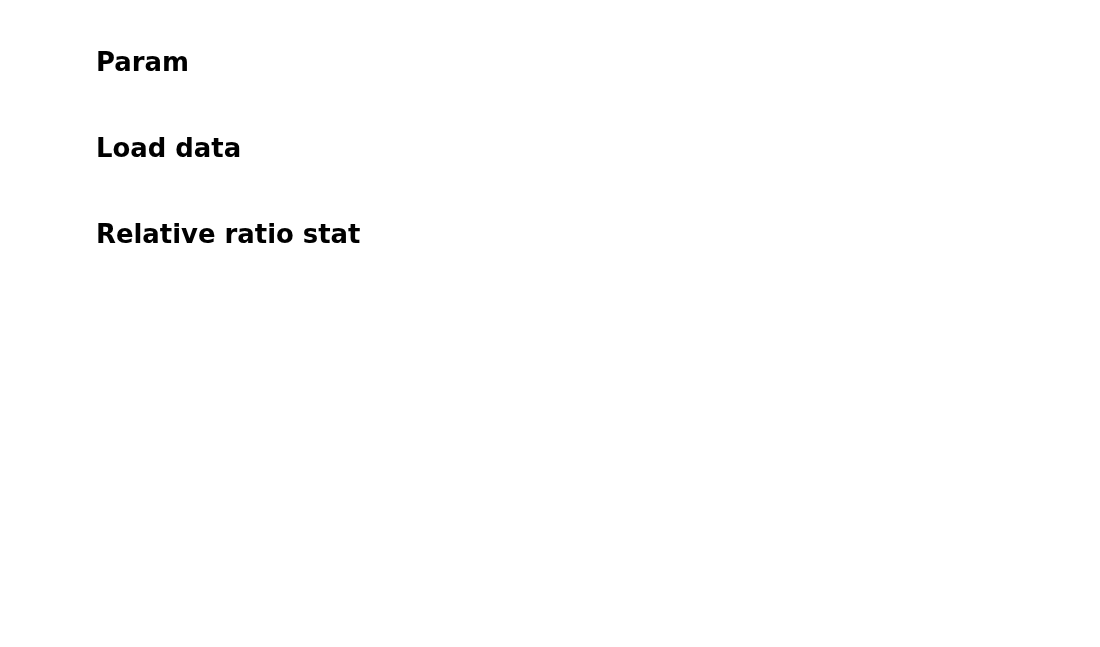
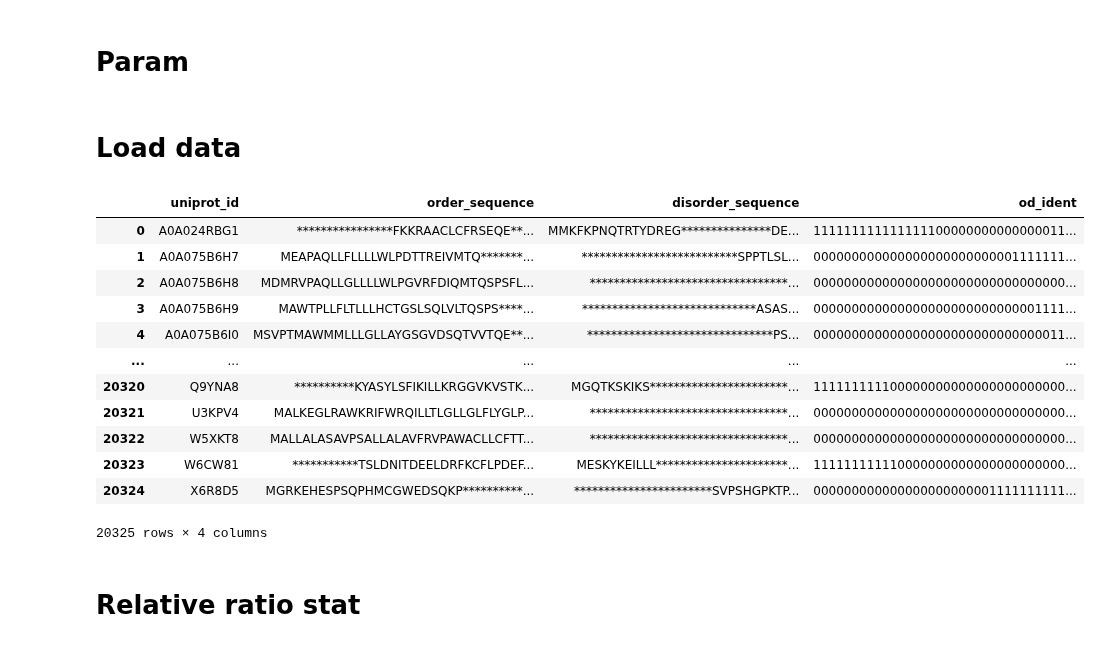
Before and after one commit to allmwh/the_return_of_the_rings, a Jupyter notebook: fig1_b.ipynb, the cells around one changed output. Drawn from its saved outputs; the diff is of its cells as text; code cells hidden in the pictures; blank space fills up the shorter version.

```diff
--- a/fig1_b.ipynb
+++ b/fig1_b.ipynb
@@ -36,6 +36,22 @@ table_s6_path = Path('./output/table_s6')
 pondr_disorder_ident_path = Path("./output/pondr_disorder_ident")
 
 od_human_df = pd.read_pickle(pondr_disorder_ident_path / "{}_od_human_df.pkl".format(algorithm))
+# %%
+od_human_df
+# %% [output]
+|  | uniprot_id | order_sequence | disorder_sequence | od_ident |
+| 0 | A0A024RBG1 | ****************FKKRAACLCFRSEQE**... | MMKFKPNQTRTYDREG***************DE... | 111111111111111100000000000000011... |
+| 1 | A0A075B6H7 | MEAPAQLLFLLLLWLPDTTREIVMTQ*******... | **************************SPPTLSL... | 000000000000000000000000001111111... |
+| 2 | A0A075B6H8 | MDMRVPAQLLGLLLLWLPGVRFDIQMTQSPSFL... | *********************************... | 000000000000000000000000000000000... |
+| 3 | A0A075B6H9 | MAWTPLLFLTLLLHCTGSLSQLVLTQSPS****... | *****************************ASAS... | 000000000000000000000000000001111... |
+| 4 | A0A075B6I0 | MSVPTMAWMMLLLGLLAYGSGVDSQTVVTQE**... | *******************************PS... | 000000000000000000000000000000011... |
+| ... | ... | ... | ... | ... |
+| 20320 | Q9YNA8 | **********KYASYLSFIKILLKRGGVKVSTK... | MGQTKSKIKS***********************... | 111111111100000000000000000000000... |
+| 20321 | U3KPV4 | MALKEGLRAWKRIFWRQILLTLGLLGLFLYGLP... | *********************************... | 000000000000000000000000000000000... |
+| 20322 | W5XKT8 | MALLALASAVPSALLALAVFRVPAWACLLCFTT... | *********************************... | 000000000000000000000000000000000... |
+| 20323 | W6CW81 | ***********TSLDNITDEELDRFKCFLPDEF... | MESKYKEILLL**********************... | 111111111110000000000000000000000... |
+| 20324 | X6R8D5 | MGRKEHESPSQPHMCGWEDSQKP**********... | ***********************SVPSHGPKTP... | 000000000000000000000001111111111... |
+20325 rows × 4 columns
 # %% [markdown]
 # Relative ratio stat
 # %%
```
Also changed, not shown: parts of 7 cells of this notebook, 1 other file.
